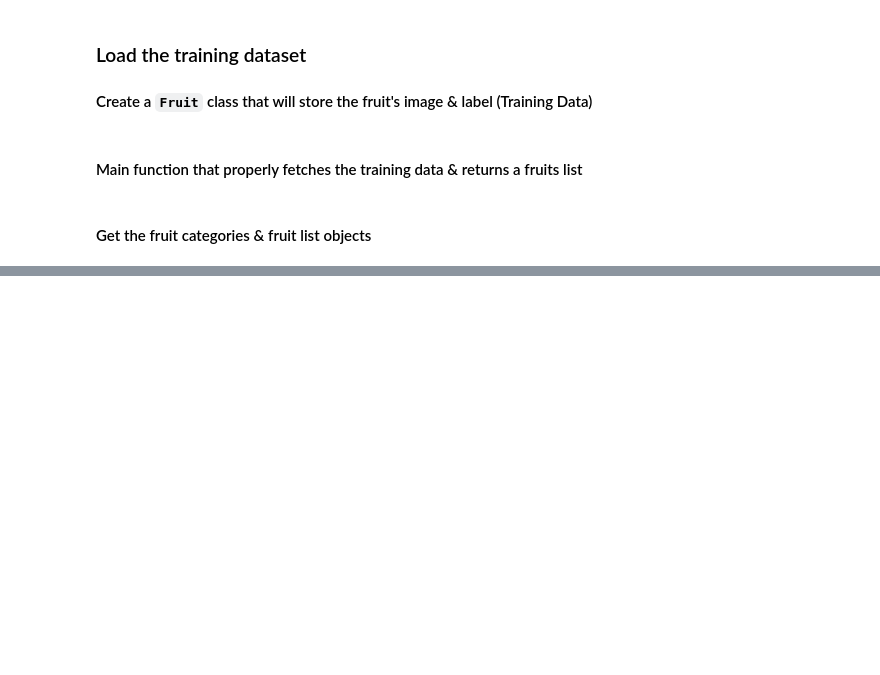
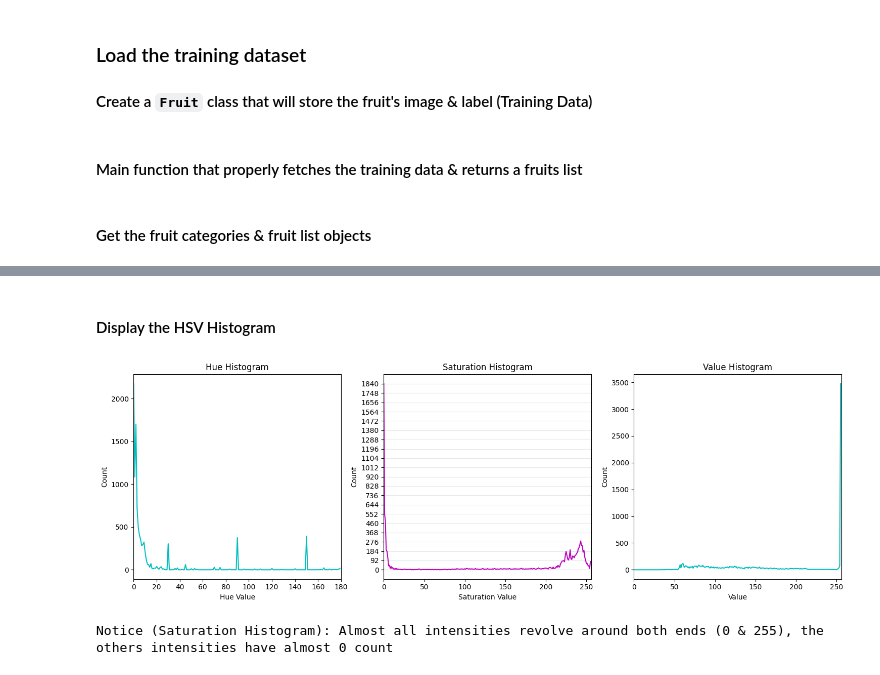
Before and after one commit to mohamedelziat50/Fruit-Recognition-MIU, a Jupyter notebook: Fruit_Recognition.ipynb, the cells around one changed output, grey strips where cells are left out. Cells and saved outputs as stored; diff of their text form; code cells hidden in the pictures; blank space fills up the shorter version.

```diff
--- a/Fruit_Recognition.ipynb
+++ b/Fruit_Recognition.ipynb
@@ -232,0 +249,47 @@ Fruit region pixels have high saturation (near 255)
+# %% [markdown]
+#### Display the HSV Histogram
+# %%
+# Declare the histograms individually for a better view
+hue_hist = cv.calcHist([hue], [0], None, [180], [0, 180]) # ([numpyarray], [channels(the index is 0 because we have one numpyarray)], [mask], [histogram_size], [range])
+saturation_hist = cv.calcHist([saturation], [0], None, [256], [0, 256])
+value_hist = cv.calcHist([value], [0], None, [256], [0, 256])
+
+# Plot the histograms
+plt.figure(figsize=(15, 5))
+
+# Hue histogram
+plt.subplot(1, 3, 1)  # 1 Row, 3 Columns, 1st Histogram
+plt.title("Hue Histogram")
+plt.plot(hue_hist, color='c')
+plt.xlabel("Hue Value")
+plt.ylabel("Count")
+plt.xlim([0, 180])
+
+# Saturation histogram
+plt.subplot(1, 3, 2) # 1 Row, 3 Columns, 2nd Histogram
+plt.title("Saturation Histogram")
+plt.plot(saturation_hist, color='m')
+plt.xlabel("Saturation Value")
+plt.ylabel("Count")
+plt.xlim([0, 256])
+
+# Add detailed Y-axis ticks For Saturation Histogram
+max_count = np.max(saturation_hist)
+plt.yticks(np.arange(0, max_count + 1, max_count // 20))
+plt.grid(axis='y', alpha=0.3)  # Add horizontal grid lines for better readability
+
+# Value histogram
+plt.subplot(1, 3, 3) # 1 Row, 3 Columns, 3rd Histogram
+plt.title("Value Histogram")
+plt.plot(value_hist, color='c')
+plt.xlabel("Value")
+plt.ylabel("Count")
+plt.xlim([0, 256])
+
+plt.tight_layout()
+plt.show()
+
+print("\nNotice (Saturation Histogram): Almost all intensities revolve around both ends (0 & 255), the others intensities have almost 0 count ")
+# %% [output]
+[figure, added]
+Notice (Saturation Histogram): Almost all intensities revolve around both ends (0 & 255), the others intensities have almost 0 count
```
Also changed, not shown: parts of 10 cells of this notebook.
